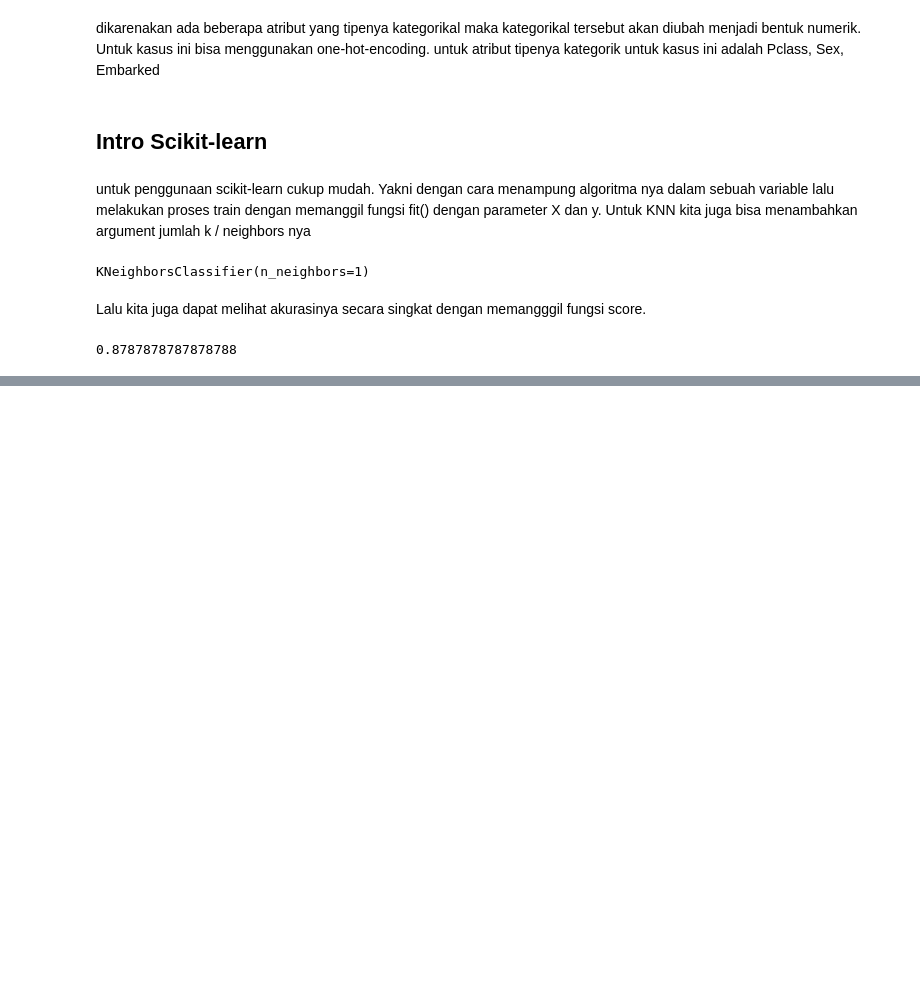
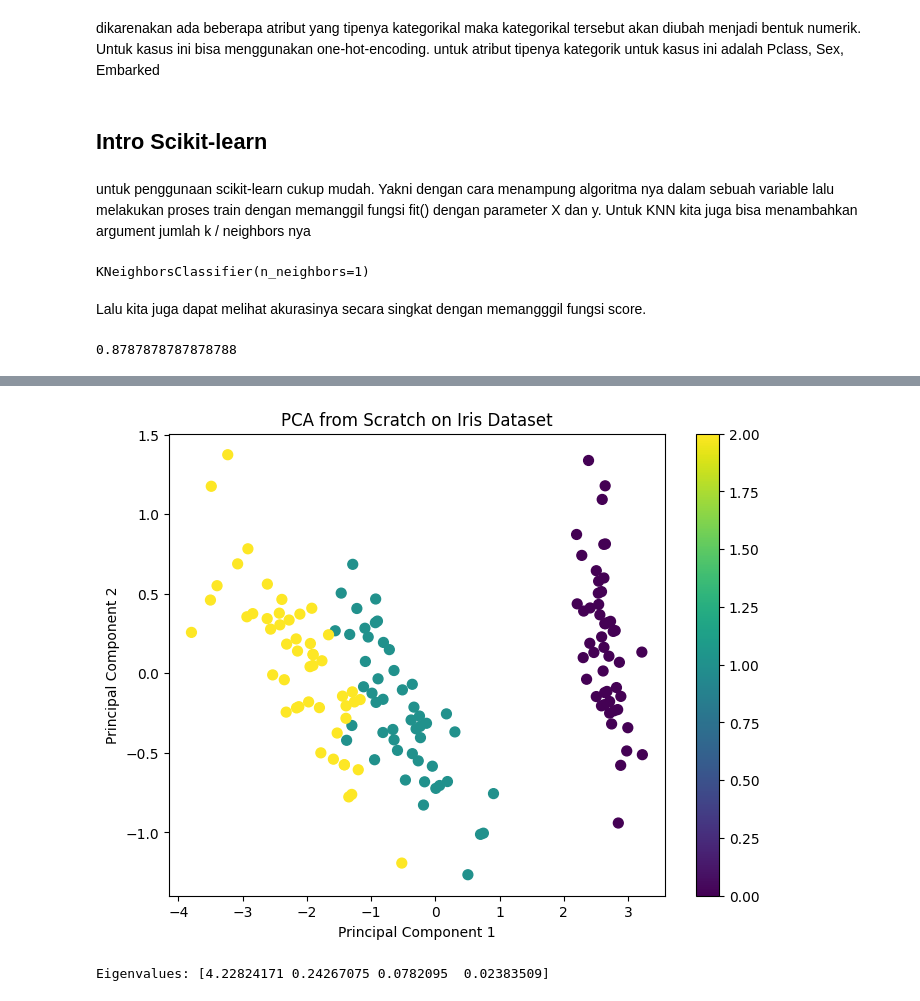
Before and after one commit to royhankamil/Machine-Learning-Project, a Jupyter notebook: kursus_youtube/Dasar_KNN/model.ipynb, the cells around one changed output, grey strips where cells are left out. Drawn from its saved outputs; the diff is of its cells as text; code cells hidden in the pictures; blank space fills up the shorter version.

```diff
--- a/kursus_youtube/Dasar_KNN/model.ipynb
+++ b/kursus_youtube/Dasar_KNN/model.ipynb
@@ -97,0 +158,45 @@ knn.score(X, y)
+# %%
+import numpy as np
+import matplotlib.pyplot as plt
+from sklearn.datasets import load_iris
+
+# 1. Load dataset (misalnya dataset iris)
+data = load_iris()
+X = data.data  # Fitur
+y = data.target  # Label/Kelas
+
+# 2. Normalisasi data (mengurangi mean dari setiap kolom/fitur)
+X_centered = X - np.mean(X, axis=0)
+
+# 3. Menghitung matriks kovarians
+cov_matrix = np.cov(X_centered, rowvar=False)
+
+# 4. Menghitung eigenvectors dan eigenvalues
+eigenvalues, eigenvectors = np.linalg.eigh(cov_matrix)
+
+# 5. Urutkan eigenvectors berdasarkan eigenvalues (dari yang terbesar ke terkecil)
+sorted_index = np.argsort(eigenvalues)[::-1]
+sorted_eigenvalues = eigenvalues[sorted_index]
+sorted_eigenvectors = eigenvectors[:, sorted_index]
+
+# 6. Pilih beberapa principal components (misalnya 2 komponen)
+n_components = 2
+eigenvector_subset = sorted_eigenvectors[:, 0:n_components]
+
+# 7. Proyeksi data ke ruang dimensi baru
+X_reduced = np.dot(X_centered, eigenvector_subset)
+
+# 8. Visualisasi hasil PCA (2D)
+plt.figure(figsize=(8, 6))
+plt.scatter(X_reduced[:, 0], X_reduced[:, 1], c=y, cmap='viridis', s=50)
+plt.xlabel('Principal Component 1')
+plt.ylabel('Principal Component 2')
+plt.title('PCA from Scratch on Iris Dataset')
+plt.colorbar()
+plt.show()
+
+# 9. Menampilkan eigenvalues untuk mengetahui varians yang dijelaskan oleh tiap komponen
+print("Eigenvalues:", sorted_eigenvalues)
+# %% [output]
+[figure, added]
+Eigenvalues: [4.22824171 0.24267075 0.0782095  0.02383509]
```
Also changed, not shown: parts of 5 cells of this notebook.
